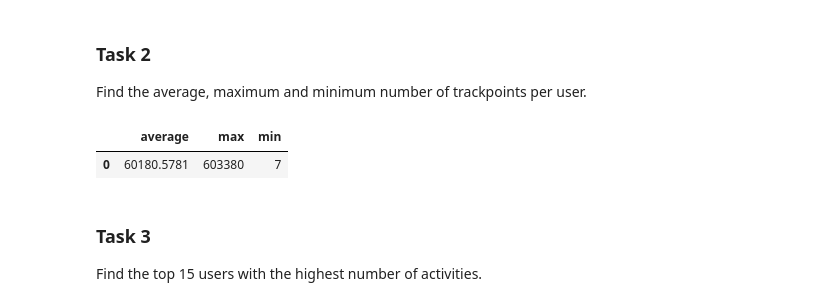
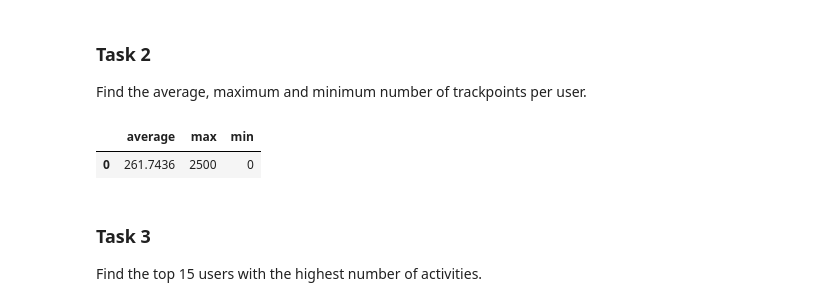
Before and after one commit to mathiasraa/tdt4225-mysql, a Jupyter notebook: notebooks/queries.ipynb, the cells around one changed output. Saved outputs shown, nothing was run; the diff lists cells and outputs as text; code cells hidden in the pictures.

```diff
--- a/notebooks/queries.ipynb
+++ b/notebooks/queries.ipynb
@@ -45,24 +48,26 @@ Find the average, maximum and minimum number of trackpoints per user.
 # %%
 query = """
     SELECT
-    AVG(count) AS average,
-    MAX(count) AS max,
-    MIN(count) AS min
+    AVG(trackpoint_count) AS average,
+    MAX(trackpoint_count) AS max,
+    MIN(trackpoint_count) AS min
 
     FROM
-    (SELECT user_id, COUNT(*) AS count
-    FROM TrackPointTable
-    JOIN ActivityTable ON TrackPointTable.activity_id = ActivityTable.id
-    GROUP BY user_id) AS TPperUser;
+    (SELECT
+        ActivityTable.id AS activity_id,
+        COUNT(TrackPointTable.id) AS trackpoint_count
+    FROM ActivityTable
+    LEFT JOIN TrackPointTable ON ActivityTable.id = TrackPointTable.activity_id
+    GROUP BY ActivityTable.id) AS TrackpointPerActivity;
 """
 
 cursor.execute(query)
 result = cursor.fetchall()
 result_df = pd.DataFrame(result, columns=['average', 'max', 'min'])
 result_df
 # %% [output]
 |  | average | max | min |
-| 0 | 60180.5781 | 603380 | 7 |
+| 0 | 261.7436 | 2500 | 0 |
 # %% [markdown]
 ### Task 3
 Find the top 15 users with the highest number of activities.
```
Also changed, not shown: parts of 6 cells of this notebook, 1 other file.
